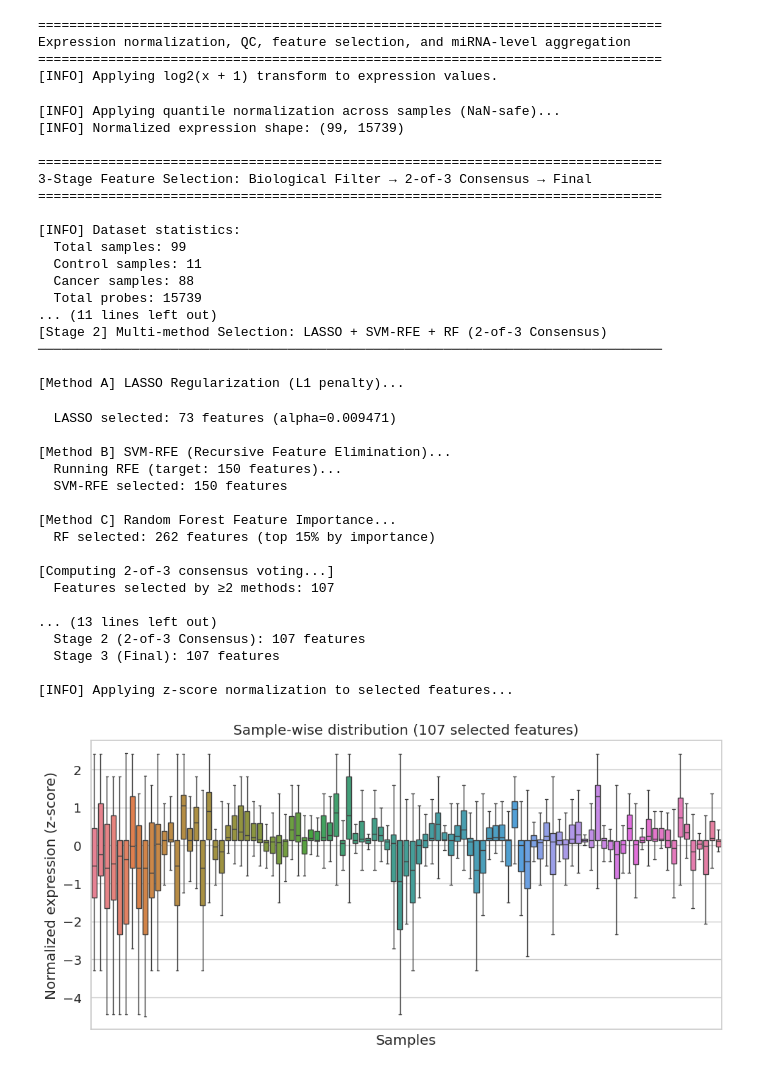
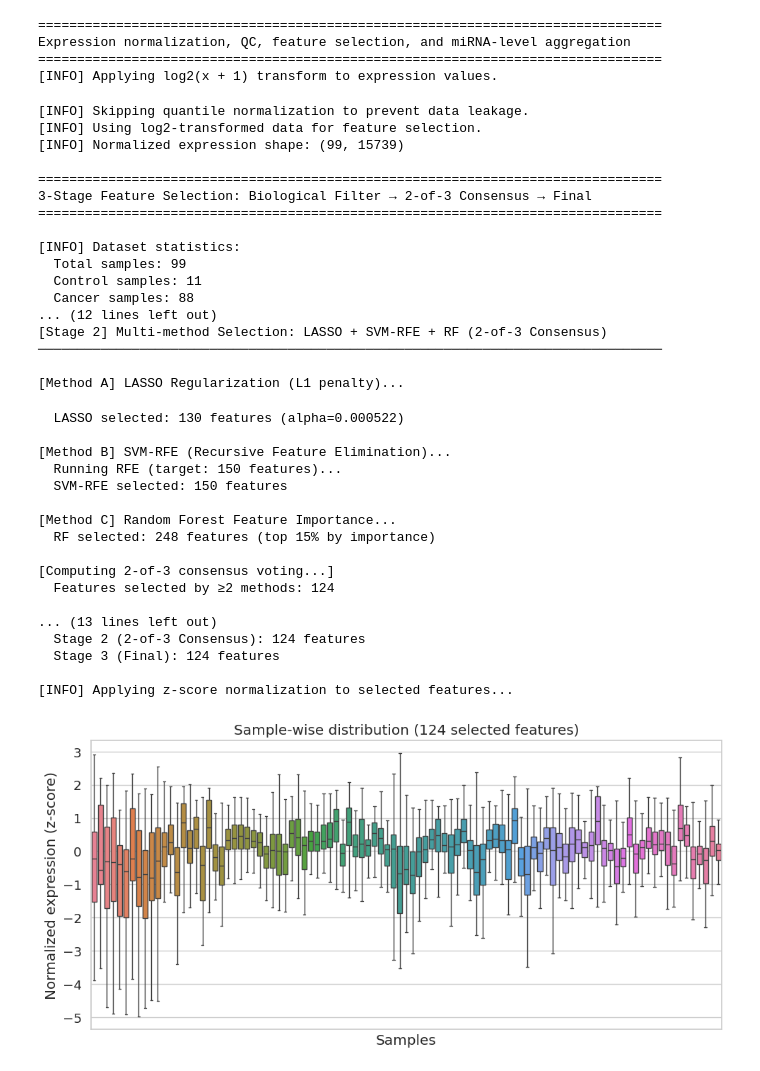
Before and after one commit to Jay99Sohn/GEOexosome, a Jupyter notebook: GEOexosome.ipynb, the cells around one changed output. Saved outputs shown, nothing was run; the diff lists cells and outputs as text; code cells hidden in the pictures.

```diff
--- a/GEOexosome.ipynb
+++ b/GEOexosome.ipynb
@@ -255,7 +543,8 @@ Name: count, dtype: int64
 # %%
 # Cell 3: Normalization + QC + 3-Stage Feature Selection (2-of-3) + miRNA aggregation
-# FINAL VERSION: Complete 2-of-3 consensus with LASSO + SVM-RFE + RF
 
+import matplotlib.pyplot as plt
+import seaborn as sns
 from sklearn.decomposition import PCA
 from scipy.stats import mannwhitneyu
 from sklearn.linear_model import LassoCV
@@ -266,9 +555,21 @@ from sklearn.svm import SVC
 from imblearn.over_sampling import SMOTE
 from collections import Counter
 
-print("\n" + "=" * 80)
-print("Expression normalization, QC, feature selection, and miRNA-level aggregation")
-print("=" * 80)
+print("""
+=====================================================================
+Cell 3: Exploratory Feature Selection and Quality Control
+
+Purpose:
+  - Data preprocessing and quality assessment
+  - Exploratory feature selection on full dataset
+  - Generate QC plots for biological signal validation
+
+Note:
+  - Feature selection results here are for EXPLORATION only
+  - Unbiased performance evaluation will be done in Cell 4
+    with nested CV and fold-wise feature selection
+=====================================================================
+""")
 
 # ================================================================
 # 1. Split expression and labels
@@ -287,7 +588,7 @@ expr_raw = expr_raw.dropna(axis=1, how="all")
 expr_raw = expr_raw.fillna(expr_raw.median(axis=0))
 
 # ================================================================
-# 2. Log2 transform (safe) + quantile normalization
+# 2. Log2 transform (safe) - NO quantile normalization
 # ================================================================
 if expr_raw.values.max() > 20:
     print("[INFO] Applying log2(x + 1) transform to expression values.")
@@ -300,25 +601,10 @@ else:
 expr_log = expr_log.replace([np.inf, -np.inf], np.nan)
 expr_log = expr_log.fillna(expr_log.median(axis=0))
 
-
-# Quantile Normalization (NaN-safe version)
-def quantile_normalize(df: pd.DataFrame) -> pd.DataFrame:
-    """
-    Quantile normalization (NaN-safe).
-    """
-    df = df.copy()
-    df = df.astype(float)
-    ranks = df.rank(axis=0, method="average", na_option="bottom")
-    sorted_vals = np.sort(df.values, axis=0)
-    mean_sorted = np.nanmean(sorted_vals, axis=1)
-    qn = df.copy()
-    for col in df.columns:
-        qn[col] = ranks[col].apply(lambda r: mean_sorted[int(r) - 1])
-    return qn
-
-
-print("[INFO] Applying quantile normalization across samples (NaN-safe)...")
-expr_qn = quantile_normalize(expr_log)
+# MODIFIED: No quantile normalization - use log2 data directly
+print("[INFO] Skipping quantile normalization to prevent data leakage.")
+print("[INFO] Using log2-transformed data for feature selection.")
+expr_log2_for_cv = expr_log.copy()
 
 print(f"[INFO] Normalized expression shape: {expr_qn.shape}")
 
@@ -329,7 +615,7 @@ print("\n" + "=" * 80)
 print("3-Stage Feature Selection: Biological Filter → 2-of-3 Consensus → Final")
 print("=" * 80)
 
-# Use quantile-normalized data for feature selection (NOT z-scored!)
+# Use log2-transformed data for feature selection (NOT z-scored!)
 expr_df = pd.DataFrame(expr_qn.values, index=sample_ids, columns=expr_qn.columns)
 label_series = pd.Series(labels, index=sample_ids)
 
@@ -676,39 +962,39 @@ print("=" * 80)
 ================================================================================
 Expression normalization, QC, feature selection, and miRNA-level aggregation
 ================================================================================
 [INFO] Applying log2(x + 1) transform to expression values.
-[INFO] Applying quantile normalization across samples (NaN-safe)...
+[INFO] Skipping quantile normalization to prevent data leakage.
+[INFO] Using log2-transformed data for feature selection.
 [INFO] Normalized expression shape: (99, 15739)
 
 ================================================================================
 3-Stage Feature Selection: Biological Filter → 2-of-3 Consensus → Final
 ================================================================================
 
 [INFO] Dataset statistics:
   Total samples: 99
   Control samples: 11
   Cancer samples: 88
-  Total probes: 15739
-... (11 lines left out)
+... (12 lines left out)
 [Stage 2] Multi-method Selection: LASSO + SVM-RFE + RF (2-of-3 Consensus)
 ────────────────────────────────────────────────────────────────────────────────
 
 [Method A] LASSO Regularization (L1 penalty)...
-  LASSO selected: 73 features (alpha=0.009471)
+  LASSO selected: 130 features (alpha=0.000522)
 
 [Method B] SVM-RFE (Recursive Feature Elimination)...
   Running RFE (target: 150 features)...
   SVM-RFE selected: 150 features
 
 [Method C] Random Forest Feature Importance...
-  RF selected: 262 features (top 15% by importance)
+  RF selected: 248 features (top 15% by importance)
 
 [Computing 2-of-3 consensus voting...]
-  Features selected by ≥2 methods: 107
+  Features selected by ≥2 methods: 124
 
 ... (13 lines left out)
-  Stage 2 (2-of-3 Consensus): 107 features
-  Stage 3 (Final): 107 features
+  Stage 2 (2-of-3 Consensus): 124 features
+  Stage 3 (Final): 124 features
 
 [INFO] Applying z-score normalization to selected features...
-[figure, old version]
+[figure, new version]
```
Also changed, not shown: parts of 17 cells of this notebook.
